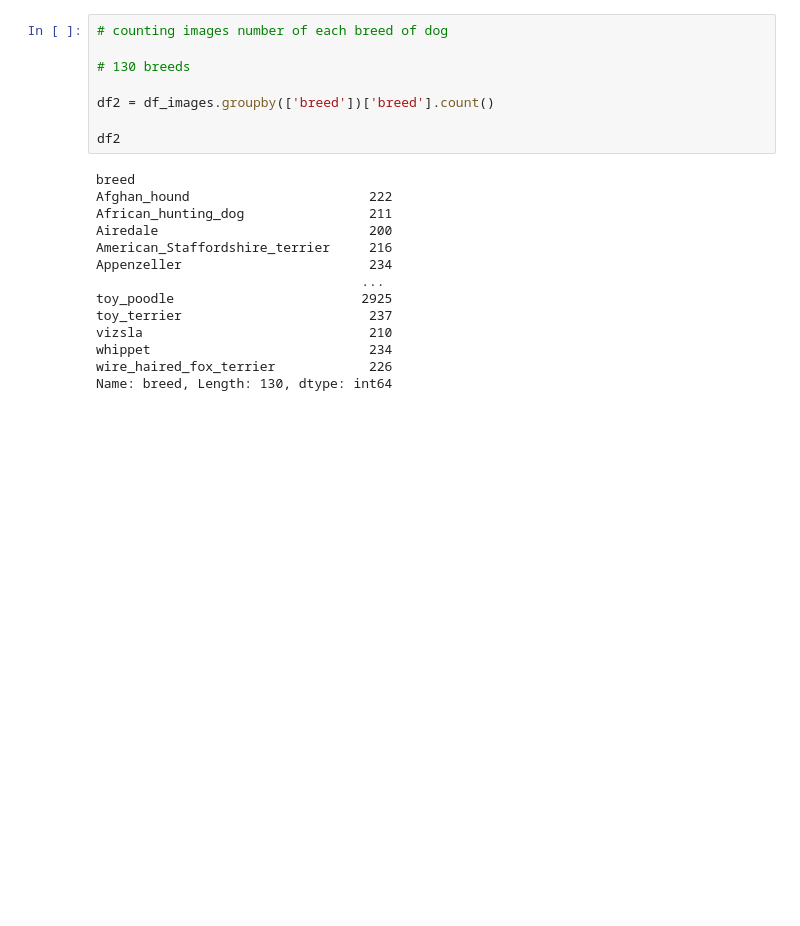
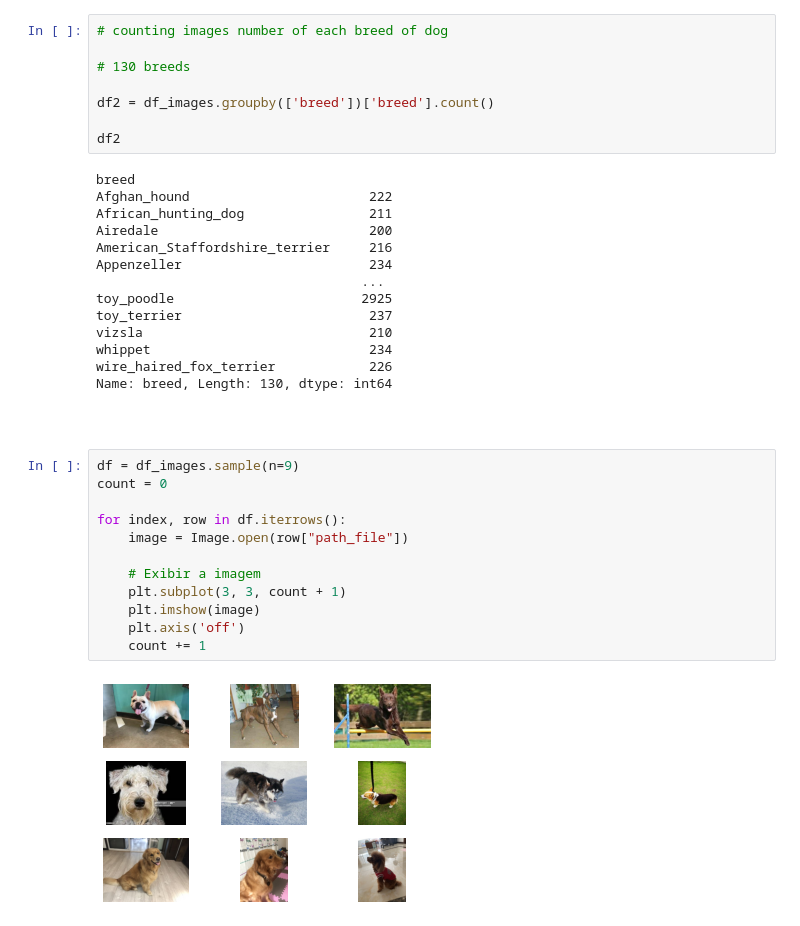
Before and after one commit to AmandaACLucio/redes_neurais, a Jupyter notebook: Detecção de Raças de Cachorros utilizando Redes Neurais.ipynb, the cells around one changed output. Drawn from its saved outputs; the diff is of its cells as text; blank space fills up the shorter version.

```diff
--- a/Detecção de Raças de Cachorros utilizando Redes Neurais.ipynb
+++ b/Detecção de Raças de Cachorros utilizando Redes Neurais.ipynb
@@ -72,3 +74,19 @@ vizsla                             210
 whippet                            234
 wire_haired_fox_terrier            226
 Name: breed, Length: 130, dtype: int64
+# %% [markdown]
+##
+# %%
+df = df_images.sample(n=9)
+count = 0
+
+for index, row in df.iterrows():
+    image = Image.open(row["path_file"])
+
+    # Exibir a imagem
+    plt.subplot(3, 3, count + 1)
+    plt.imshow(image)
+    plt.axis('off')
+    count += 1
+# %% [output]
+[figure, added]
```
Also changed, not shown: parts of 1 cell of this notebook.
